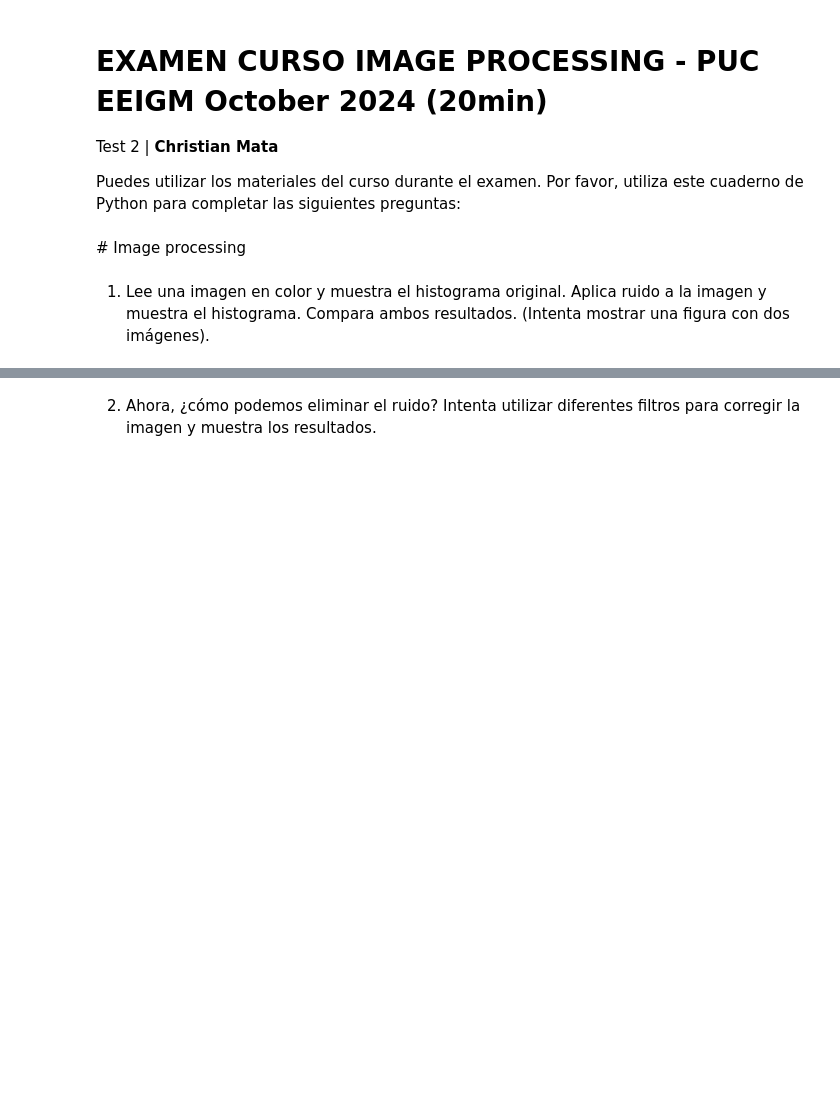
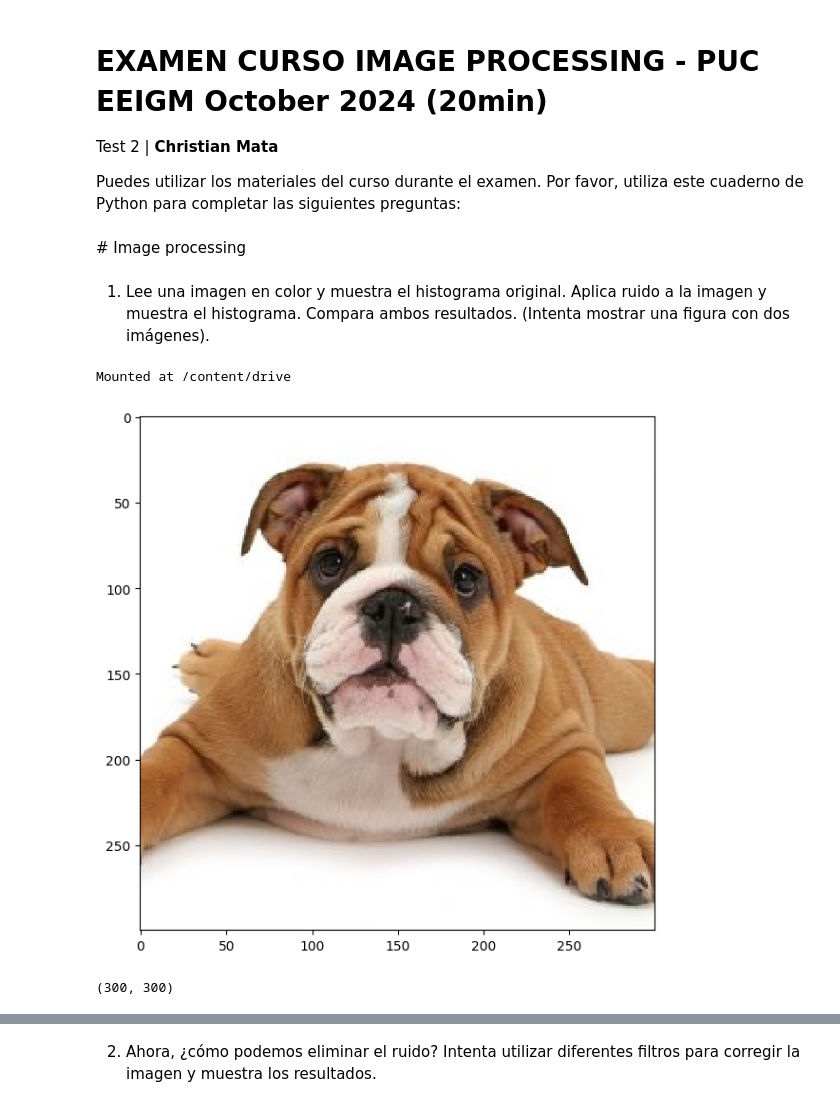
Before and after one commit to olivierguy456/PUC, a Jupyter notebook: Test2_ChristianMata.ipynb, the cells around one changed output, grey strips where cells are left out. Drawn from its saved outputs; the diff is of its cells as text; code cells hidden in the pictures; blank space fills up the shorter version.

```diff
--- a/Test2_ChristianMata.ipynb
+++ b/Test2_ChristianMata.ipynb
@@ -12,6 +12,8 @@ Por favor, utiliza este cuaderno de Python para completar las siguientes pregunt
 # %% [markdown]
   1. Lee una imagen en color y muestra el histograma original. Aplica ruido a la imagen y muestra el histograma. Compara ambos resultados. (Intenta mostrar una figura con dos imágenes).
 # %%
-rom google.colab import drive
+from google.colab import drive
 drive.mount('/content/drive')
 import skimage as sk # load skimage libraries
+# %% [output]
+Mounted at /content/drive
@@ -17,0 +26,12 @@ import skimage as sk # load skimage libraries
+# %%
+I1 = sk.io.imread( '/content/drive/MyDrive/imagespuc/dog_image.jpg')
+fig = plt.figure(figsize=(10,6))
+sk.io.imshow(I1) # visualize image using imshow function
+sk.io.show()
+# %% [output]
+[figure, added]
+# %%
+IG = sk.color.rgb2gray(I1)
+IG.shape
+# %% [output]
+(300, 300)
```
Also changed, not shown: parts of 4 cells of this notebook.
